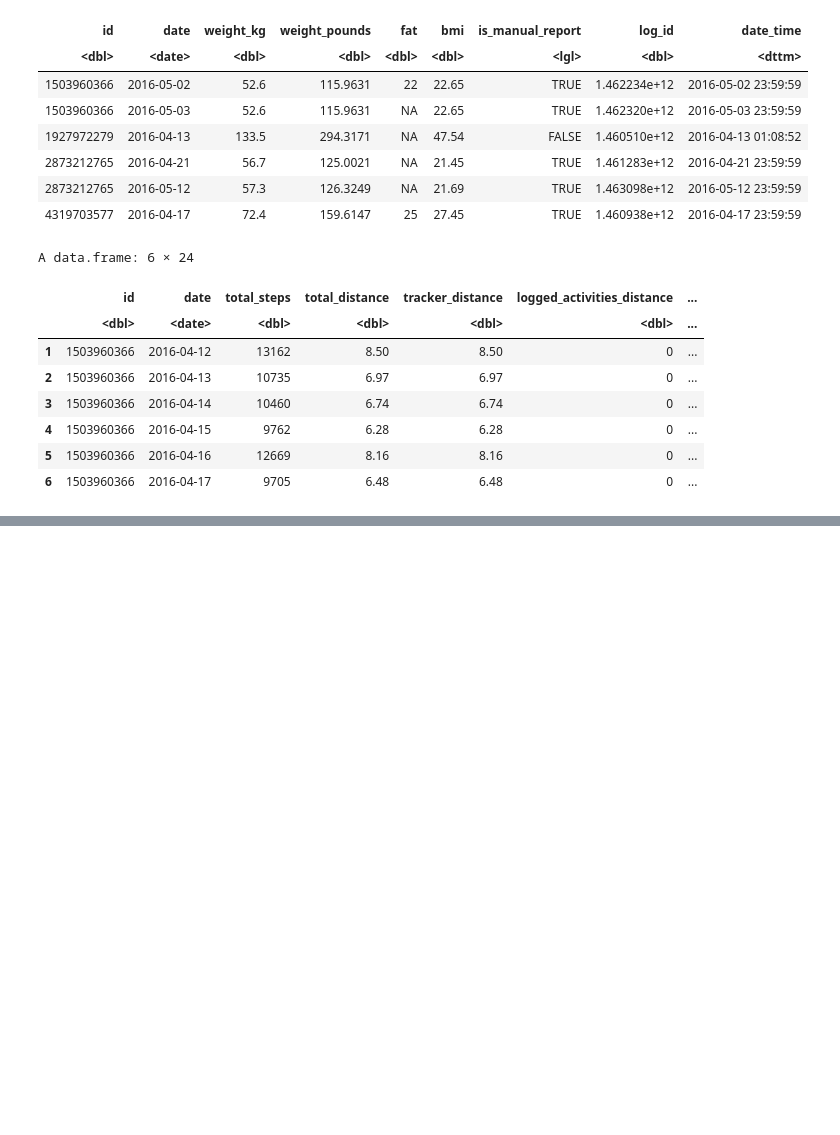
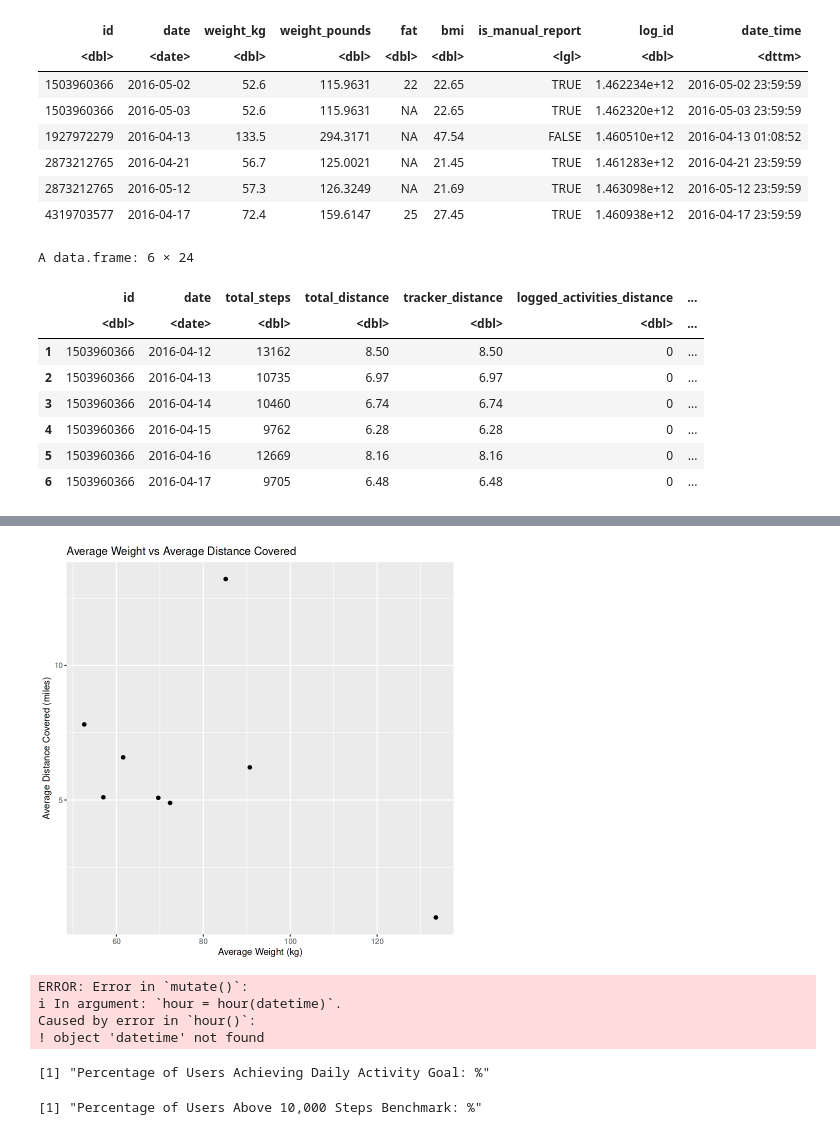
Before and after one commit to Isaac-Ndirangu-Muturi-749/FitBit_Tracker_Insights__Unveiling-Trends-in-Wellness-Technology-Consumer-Behavior, a Jupyter notebook: R_notebook.ipynb, the cells around one changed output, grey strips where cells are left out. Drawn from its saved outputs; the diff is of its cells as text; code cells hidden in the pictures; blank space fills up the shorter version.

```diff
--- a/R_notebook.ipynb
+++ b/R_notebook.ipynb
@@ -389,0 +258,16 @@ print(longitudinal_analysis)
+# %%
+# Explore the relationship between weight and activity
+weight_vs_activity <- merged_data %>%
+  group_by(id) %>%
+  summarize(avg_weight = mean(weight_kg, na.rm = TRUE),
+            avg_distance = mean(total_distance, na.rm = TRUE))
+
+# Visualize weight vs activity
+weight_vs_activity_plot <- ggplot(weight_vs_activity, aes(x = avg_weight, y = avg_distance)) +
+  geom_point() +
+  labs(title = "Average Weight vs Average Distance Covered",
+       x = "Average Weight (kg)",
+       y = "Average Distance Covered (miles)")
+
+print(weight_vs_activity_plot)
+# %% [output]
@@ -389,0 +276 @@ print(longitudinal_analysis)
+[figure, added]
@@ -389,0 +283,39 @@ print(longitudinal_analysis)
+# %%
+# Hourly Activity Analysis
+hourly_activity <- merged_data %>%
+  mutate(hour = hour(datetime)) %>%
+  group_by(hour) %>%
+  summarize(avg_steps = mean(total_steps, na.rm = TRUE))
+
+# Visualize hourly activity
+hourly_activity_plot <- ggplot(hourly_activity, aes(x = hour, y = avg_steps)) +
+  geom_line() +
+  labs(title = "Average Steps by Hour of the Day",
+       x = "Hour of the Day",
+       y = "Average Steps")
+
+print(hourly_activity_plot)
+# %% [output]
+ERROR: Error in `mutate()`:
+ℹ In argument: `hour = hour(datetime)`.
+Caused by error in `hour()`:
+! object 'datetime' not found
+# %%
+# Goal Achievement Analysis
+goal_achievement <- merged_data %>%
+  mutate(goal_Achieved = ifelse(total_steps >= 10000, "Yes", "No")) %>%
+  summarize(percentage_Achieved = mean(goal_Achieved == "Yes", na.rm = TRUE) * 100)
+
+# Print additional analyses
+print(paste0("Percentage of Users Achieving Daily Activity Goal: ", goal_achievement$Percentage_Achieved, "%"))
+# %% [output]
+[1] "Percentage of Users Achieving Daily Activity Goal: %"
+# %%
+# Comparison with Benchmarks (assuming 10000 steps as benchmark)
+benchmark_comparison <- merged_data %>%
+  mutate(above_benchmark = ifelse(total_steps >= 10000, "Yes", "No")) %>%
+  summarize(percentage_above_benchmark = mean(above_benchmark == "Yes", na.rm = TRUE) * 100)
+
+print(paste0("Percentage of Users Above 10,000 Steps Benchmark: ", benchmark_comparison$Percentage_Above_Benchmark, "%"))
+# %% [output]
+[1] "Percentage of Users Above 10,000 Steps Benchmark: %"
```
Also changed, not shown: parts of 22 cells of this notebook.
